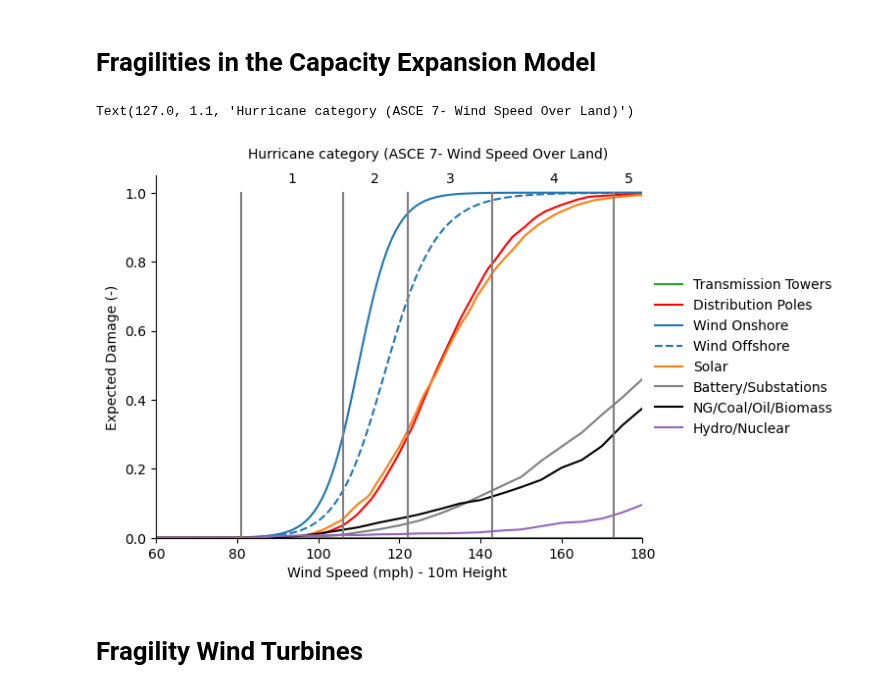
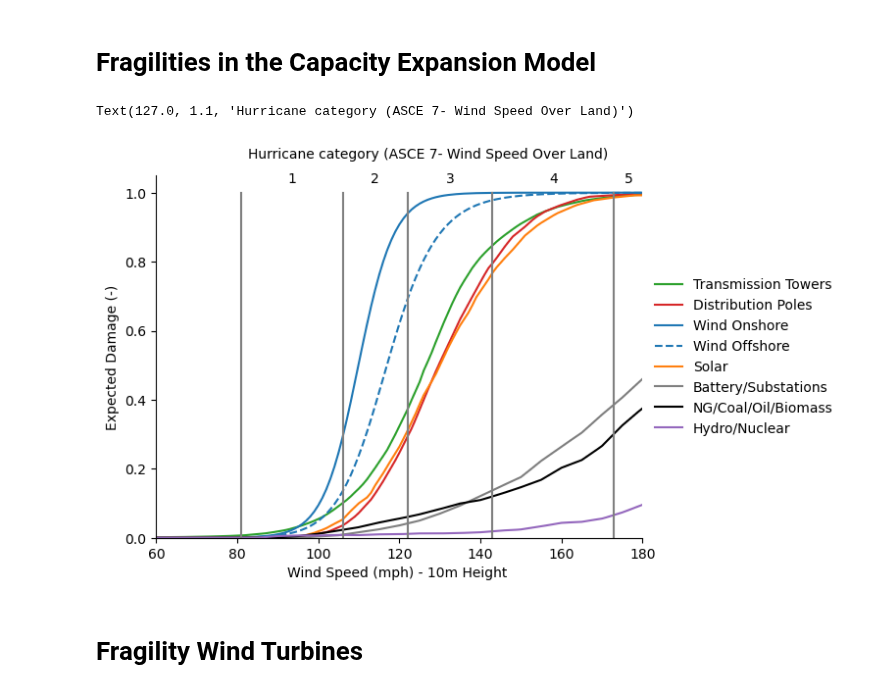
Before and after one commit to vaduraes/TemoaHurricane_V2, a Jupyter notebook: CreateDB_NC/InputData/FragilityCurvesData/PlotFragility.ipynb, the cells around one changed output. Cells and saved outputs as stored; diff of their text form; code cells hidden in the pictures.

```diff
--- a/CreateDB_NC/InputData/FragilityCurvesData/PlotFragility.ipynb
+++ b/CreateDB_NC/InputData/FragilityCurvesData/PlotFragility.ipynb
@@ -13,8 +13,8 @@ from fragility_curves_2023 import fragility
 # =============================================================================#
 
 #curve name, curve code, curve color, curve line style
-curves = {"Transmission Towers": ["NotAffected","tab:green","-"],
-          "Distribution Poles": ["DistributionPole_Wood_Salmana","red","-"],
+curves = {"Transmission Towers": ["Average_MultipleFC_TransmissionTowers","tab:green","-"],
+          "Distribution Poles": ["DistributionPole_Wood_Salmana","tab:red","-"],
           "Wind Onshore": ["wind_land_Bouchard","tab:blue","-"],
           "Wind Offshore": ["wind_offshore_Massachusetts_Wilkie","tab:blue","--"],
           "Solar": ["solar_Kabre","tab:orange","-"],
@@ -47,34 +47,34 @@ plt.legend(bbox_to_anchor=(1.0, 0.5), loc='center left', ncol=1, frameon=False)
 ax.spines[['right', 'top']].set_visible(False)
 ax.set_ylim(ymin=0)
 ax.set_ylim(ymax=1.05)
 ax.set_xlim(xmin=60)
 ax.set_xlim(xmax=180)
 # Add vertical lines for category cases
 y = [0, 1.0]
 cat1 = 81
 cat2 = 106
 cat3 = 122
 cat4 = 143
 cat5 = 173
 
 plt.plot([cat1, cat1], y, color="gray")
 plt.plot([cat2, cat2], y, color="gray")
 plt.plot([cat3, cat3], y, color="gray")
 plt.plot([cat4, cat4], y, color="gray")
 plt.plot([cat5, cat5], y, color="gray")
 
 y_txt = 1.03
 plt.text((cat1 + cat2) / 2.0, y_txt, "1", ha="center")
 plt.text((cat2 + cat3) / 2.0, y_txt, "2", ha="center")
 plt.text((cat3 + cat4) / 2.0, y_txt, "3", ha="center")
 plt.text((cat4 + cat5) / 2.0, y_txt,"4", ha="center")
 plt.text((cat5+180)/2, y_txt, "5", ha="center")
 plt.text((cat1 + cat5) / 2.0, y_txt + 0.07, "Hurricane category (ASCE 7- Wind Speed Over Land)", ha="center")
 
 #plt.savefig('./Figures/fragility_curves.png', dpi=600, bbox_inches="tight")
 # %% [output]
 Text(127.0, 1.1, 'Hurricane category (ASCE 7- Wind Speed Over Land)')
-[figure, old version]
+[figure, new version]
 # %% [markdown]
 # Fragility Wind Turbines
 # %%
```
Also changed, not shown: parts of 5 cells of this notebook, 2 other files.
